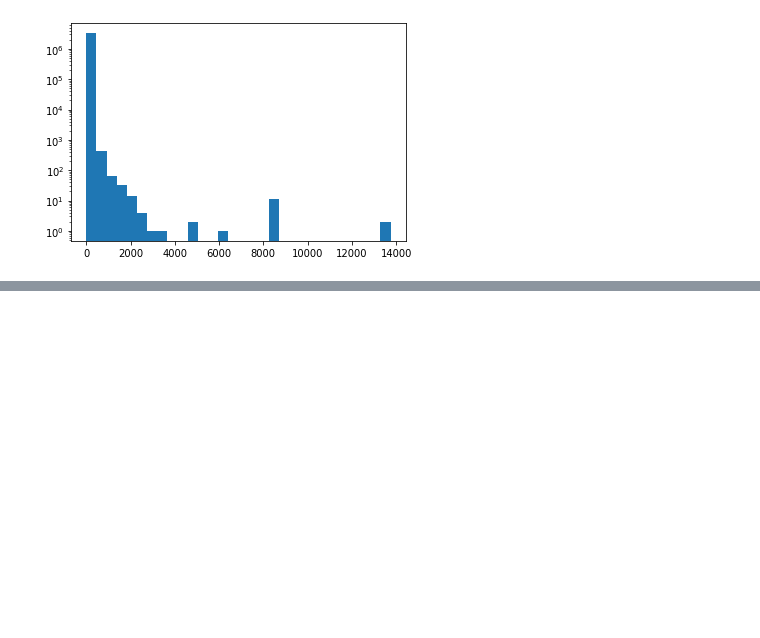
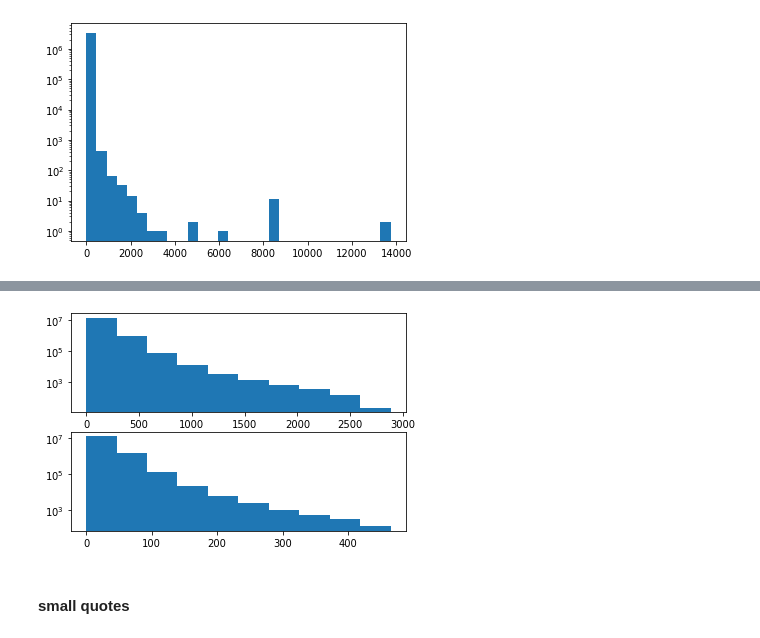
Before and after one commit to epfl-ada/ada-2021-project-adada-sur-mon-bidet, a Jupyter notebook: json-filtering.ipynb, the cells around one changed output, grey strips where cells are left out. Cells and saved outputs as stored; diff of their text form; code cells hidden in the pictures; blank space fills up the shorter version.

```diff
--- a/json-filtering.ipynb
+++ b/json-filtering.ipynb
@@ -329,0 +363,6 @@ chunk_length_analysis(chunk).describe()
+# %%
+overall(chunk_length_analysis, agg = lambda x : hist_lengths(x))
+# %% [output]
+[figure, added]
+# %% [markdown]
+#### small quotes
```
Also changed, not shown: parts of 25 cells of this notebook, 1 other file.
